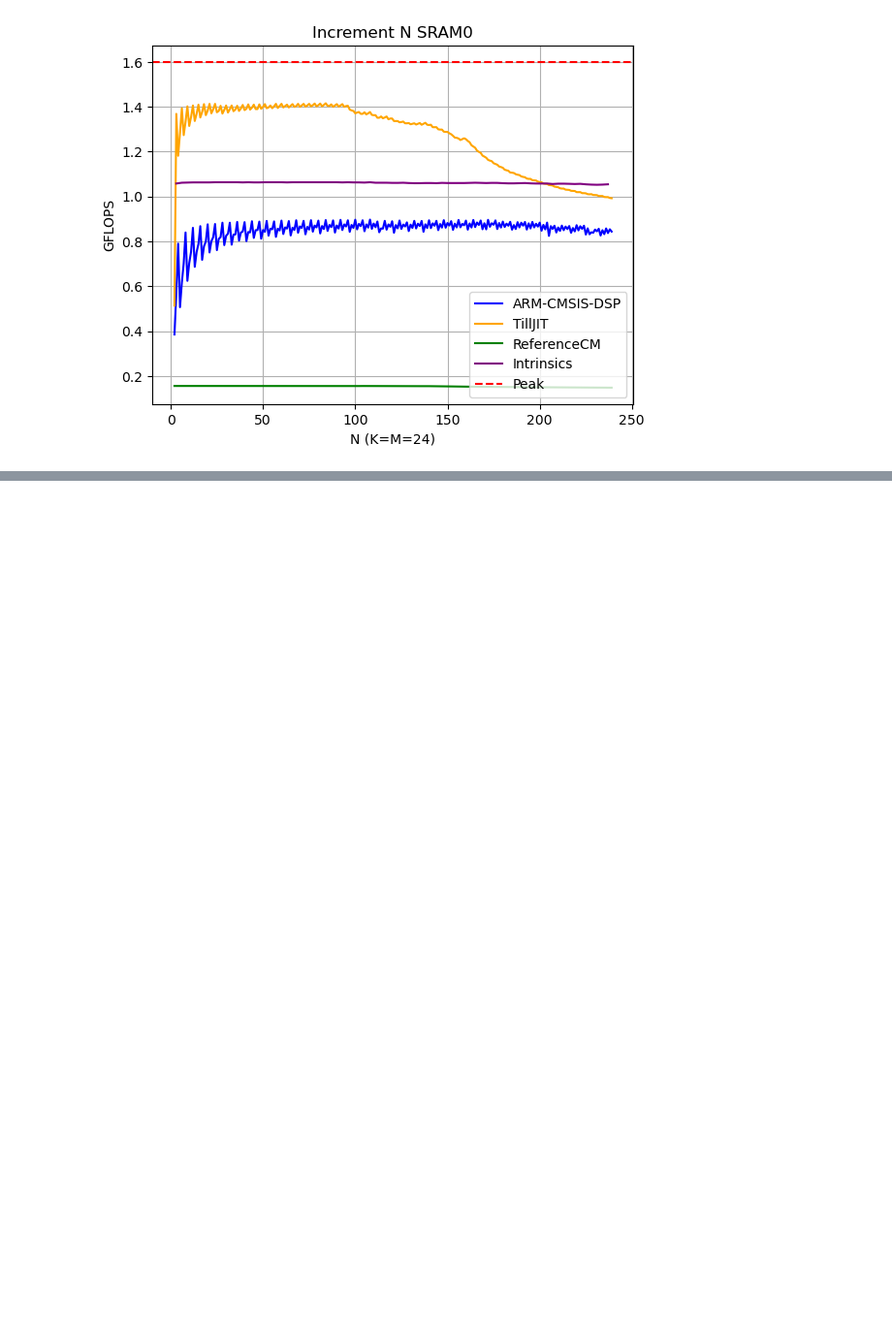
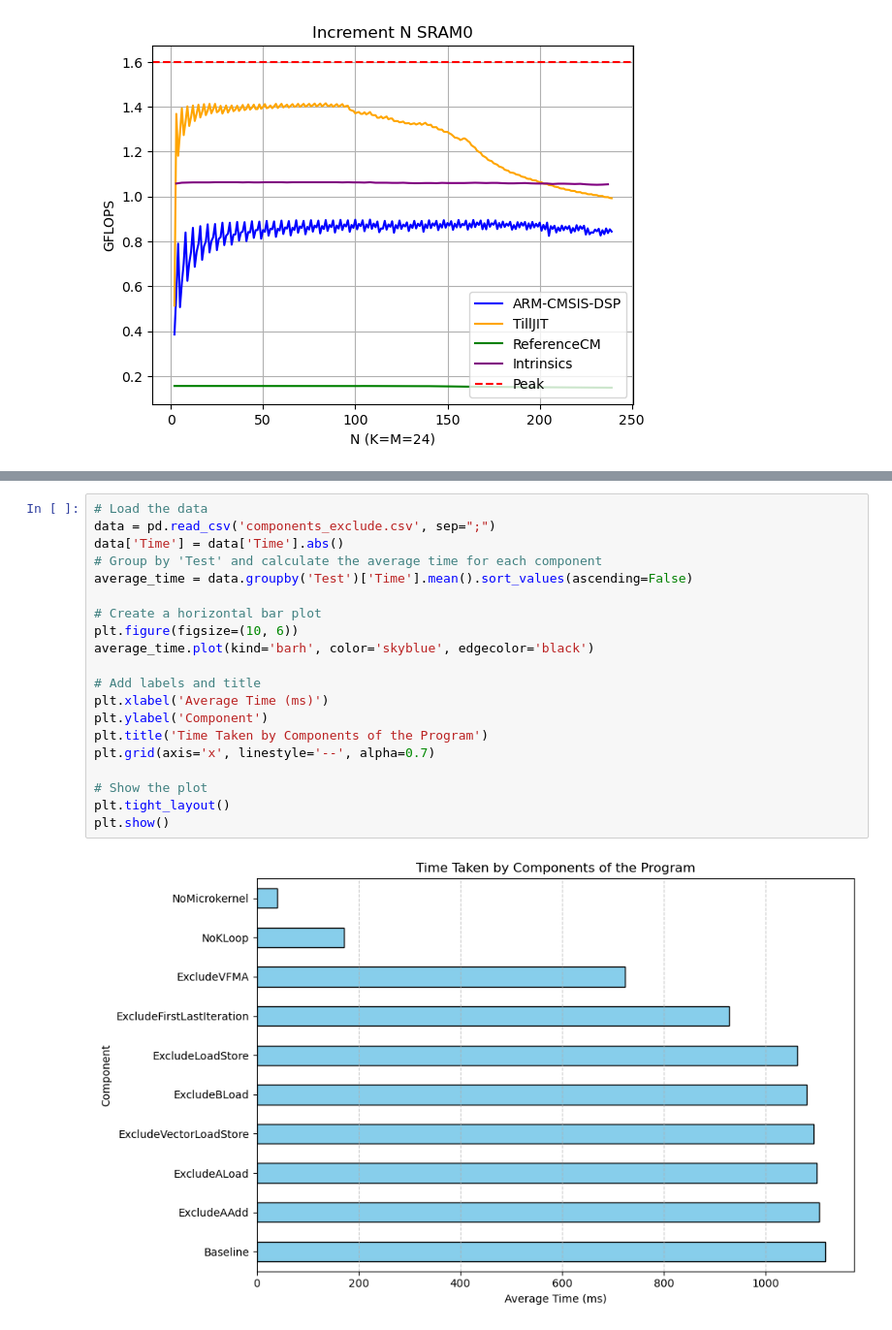
Before and after one commit to 01ill/e7-appkit-lab, a Jupyter notebook: results/jit/gemm_evaluation.ipynb, the cells around one changed output, grey strips where cells are left out. Shown at 97% size. Saved outputs shown, nothing was run; the diff lists cells and outputs as text; blank space fills up the shorter version.

```diff
--- a/results/jit/gemm_evaluation.ipynb
+++ b/results/jit/gemm_evaluation.ipynb
@@ -374,0 +378,22 @@ plt.show()
+# %%
+# Load the data
+data = pd.read_csv('components_exclude.csv', sep=";")
+data['Time'] = data['Time'].abs()
+# Group by 'Test' and calculate the average time for each component
+average_time = data.groupby('Test')['Time'].mean().sort_values(ascending=False)
+
+# Create a horizontal bar plot
+plt.figure(figsize=(10, 6))
+average_time.plot(kind='barh', color='skyblue', edgecolor='black')
+
+# Add labels and title
+plt.xlabel('Average Time (ms)')
+plt.ylabel('Component')
+plt.title('Time Taken by Components of the Program')
+plt.grid(axis='x', linestyle='--', alpha=0.7)
+
+# Show the plot
+plt.tight_layout()
+plt.show()
+# %% [output]
+[figure, added]
```
Also changed, not shown: parts of 9 cells of this notebook, 12 other files.
